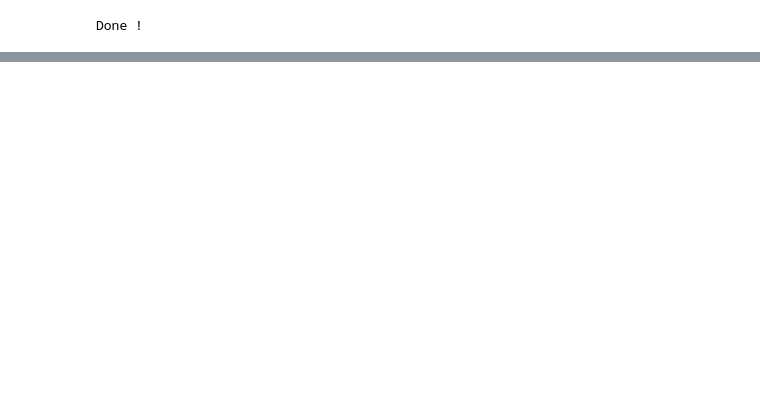
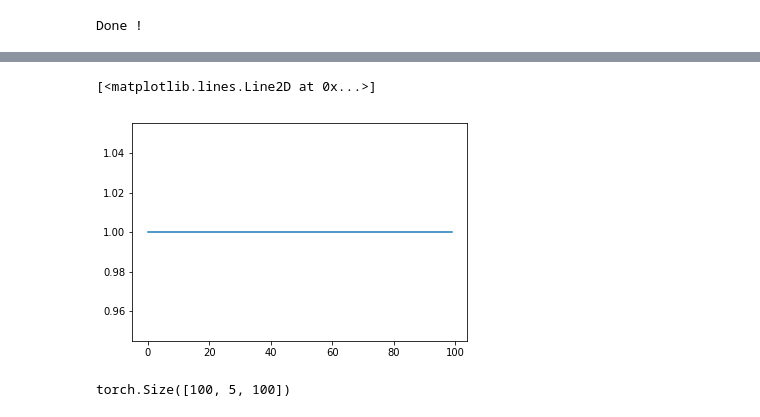
Before and after one commit to anup00900/Probabilistic-Modelling, a Jupyter notebook: GaussianLinearModel/RRSGLM.ipynb, the cells around one changed output, grey strips where cells are left out. Cells and saved outputs as stored; diff of their text form; code cells hidden in the pictures; blank space fills up the shorter version.

```diff
--- a/GaussianLinearModel/RRSGLM.ipynb
+++ b/GaussianLinearModel/RRSGLM.ipynb
@@ -523,0 +531,11 @@ glm.K
+# %%
+recon_image, z, gi, pi = glm(images, K)
+# %%
+plt.plot(z[:,0,0].detach().numpy())
+# %% [output]
+[<matplotlib.lines.Line2D at 0x...>]
+[figure, added]
+# %%
+z.shape
+# %% [output]
+torch.Size([100, 5, 100])
```
Also changed, not shown: parts of 26 cells of this notebook.
